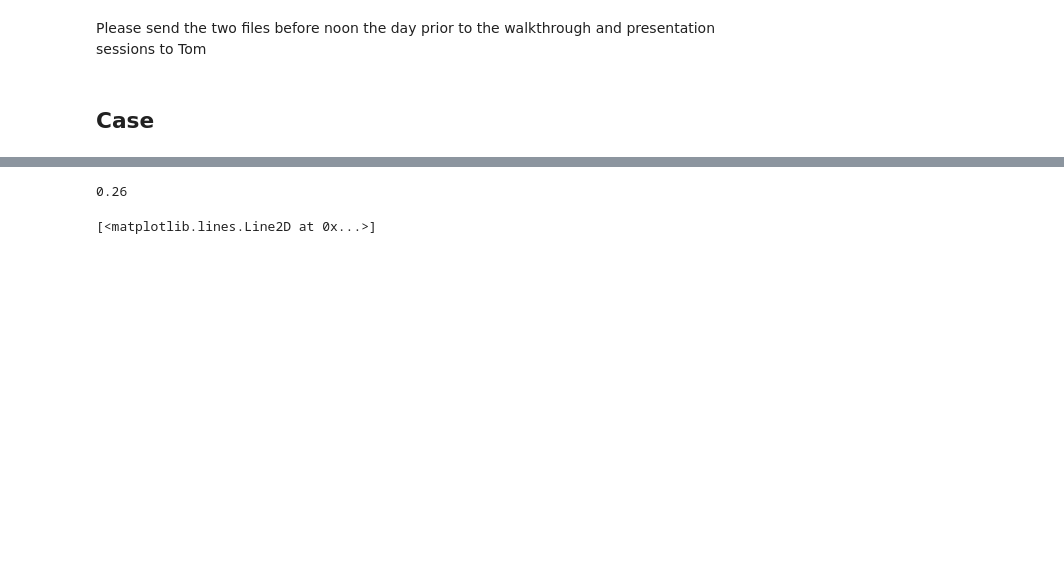
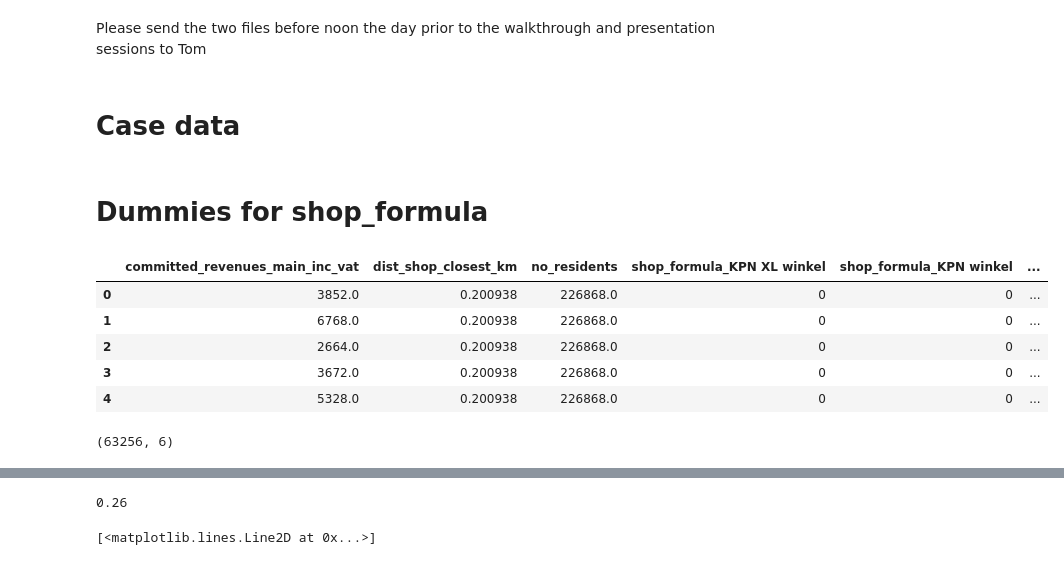
Before and after one commit to cwcomiskey/Misc, a Jupyter notebook: retail_shops_case/case.ipynb, the cells around one changed output, grey strips where cells are left out. Cells and saved outputs as stored; diff of their text form; code cells hidden in the pictures; blank space fills up the shorter version.

```diff
--- a/retail_shops_case/case.ipynb
+++ b/retail_shops_case/case.ipynb
@@ -163,7 +177,7 @@ We find it more important that you are able to communicate and defend your advic
 # %% [markdown]
 Please send the two files before noon the day prior to the walkthrough and presentation sessions to Tom
 # %% [markdown]
-## Case
+# Case data
 # %%
 case = pd.read_csv('dataset_shops.csv',
                    usecols = ['date', 'shop_id', 'committed_revenues_main_inc_vat', 'place',
@@ -188,3 +202,20 @@ c_subset = case[pd.isnull(case).any(axis=1)].copy()
 
 for c in ['shop_id', 'place', 'shop_formula']:
     print(c, c_subset[c].unique())
+# %% [markdown]
+# Dummies for shop_formula
+# %%
+dummies = pd.get_dummies(case[['shop_formula', 'committed_revenues_main_inc_vat', 'dist_shop_closest_km', 'no_residents']])
+
+dummies.head()
+# %% [output]
+|  | committed_revenues_main_inc_vat | dist_shop_closest_km | no_residents | shop_formula_KPN XL winkel | shop_formula_KPN winkel | ... |
+| 0 | 3852.0 | 0.200938 | 226868.0 | 0 | 0 | ... |
+| 1 | 6768.0 | 0.200938 | 226868.0 | 0 | 0 | ... |
+| 2 | 2664.0 | 0.200938 | 226868.0 | 0 | 0 | ... |
+| 3 | 3672.0 | 0.200938 | 226868.0 | 0 | 0 | ... |
+| 4 | 5328.0 | 0.200938 | 226868.0 | 0 | 0 | ... |
+# %%
+dummies.shape
+# %% [output]
+(63256, 6)
```
Also changed, not shown: parts of 21 cells of this notebook.
